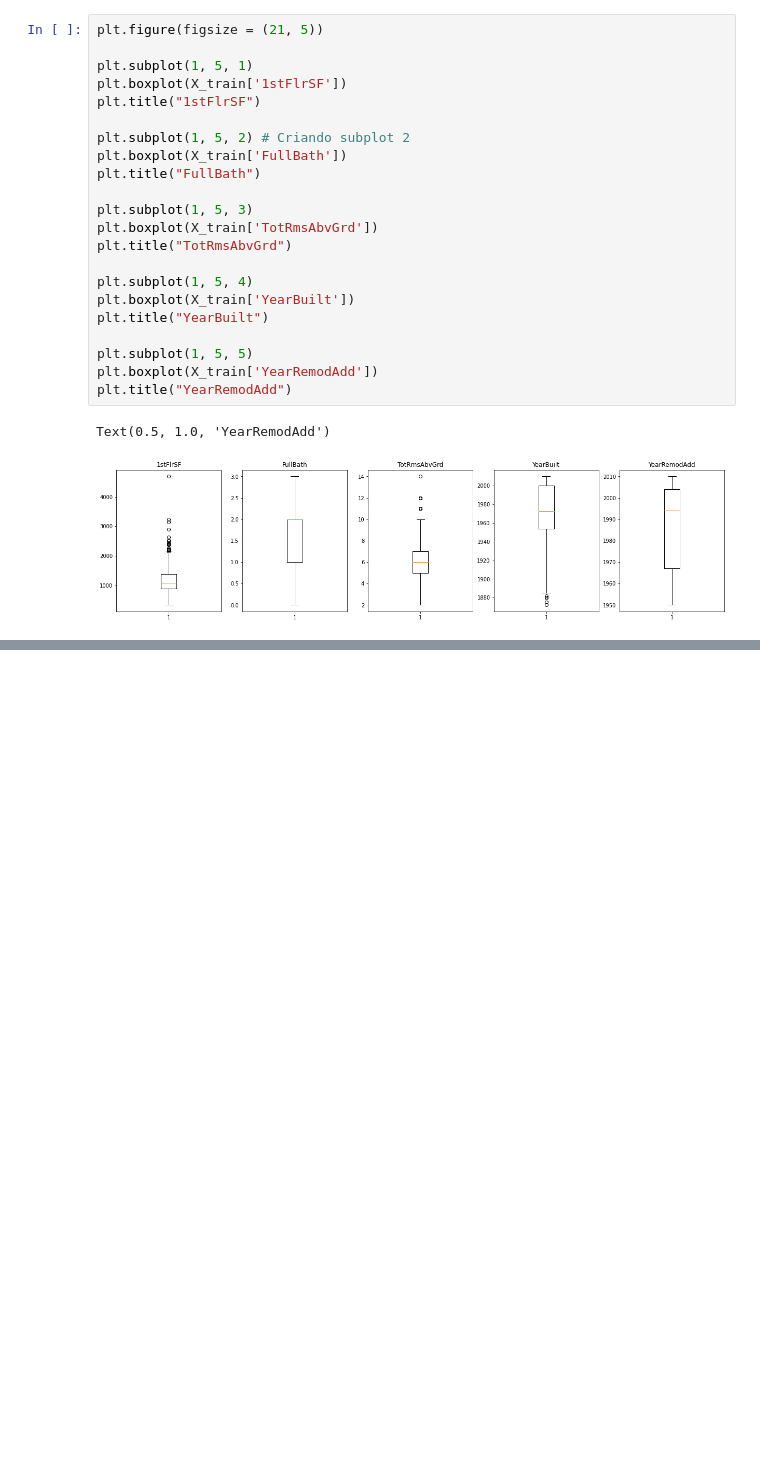
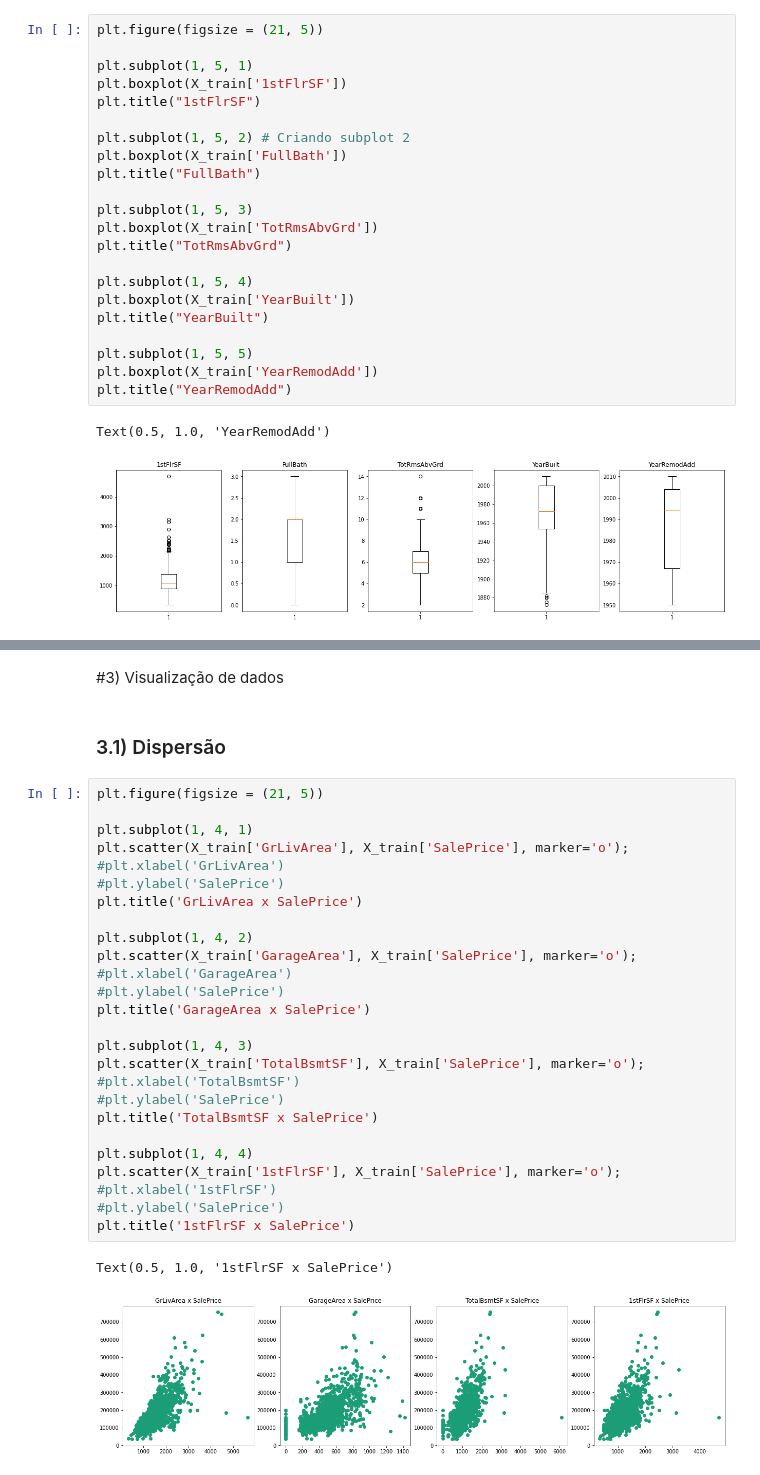
Before and after one commit to withoutCoffee/House_Prices, a Jupyter notebook: Projeto_ICD.ipynb, the cells around one changed output, grey strips where cells are left out. Cells and saved outputs as stored; diff of their text form; blank space fills up the shorter version.

Commit message:
data visualization

```diff
--- a/Projeto_ICD.ipynb
+++ b/Projeto_ICD.ipynb
@@ -172,0 +176,33 @@ X_train['SalePrice'].plot.box()
+# %% [markdown]
+#3) Visualização de dados
+# %% [markdown]
+### 3.1) Dispersão
+# %%
+plt.figure(figsize = (21, 5))
+
+plt.subplot(1, 4, 1)
+plt.scatter(X_train['GrLivArea'], X_train['SalePrice'], marker='o');
+#plt.xlabel('GrLivArea')
+#plt.ylabel('SalePrice')
+plt.title('GrLivArea x SalePrice')
+
+plt.subplot(1, 4, 2)
+plt.scatter(X_train['GarageArea'], X_train['SalePrice'], marker='o');
+#plt.xlabel('GarageArea')
+#plt.ylabel('SalePrice')
+plt.title('GarageArea x SalePrice')
+
+plt.subplot(1, 4, 3)
+plt.scatter(X_train['TotalBsmtSF'], X_train['SalePrice'], marker='o');
+#plt.xlabel('TotalBsmtSF')
+#plt.ylabel('SalePrice')
+plt.title('TotalBsmtSF x SalePrice')
+
+plt.subplot(1, 4, 4)
+plt.scatter(X_train['1stFlrSF'], X_train['SalePrice'], marker='o');
+#plt.xlabel('1stFlrSF')
+#plt.ylabel('SalePrice')
+plt.title('1stFlrSF x SalePrice')
+# %% [output]
+Text(0.5, 1.0, '1stFlrSF x SalePrice')
+[figure, added]
```
Also changed, not shown: parts of 8 cells of this notebook.
